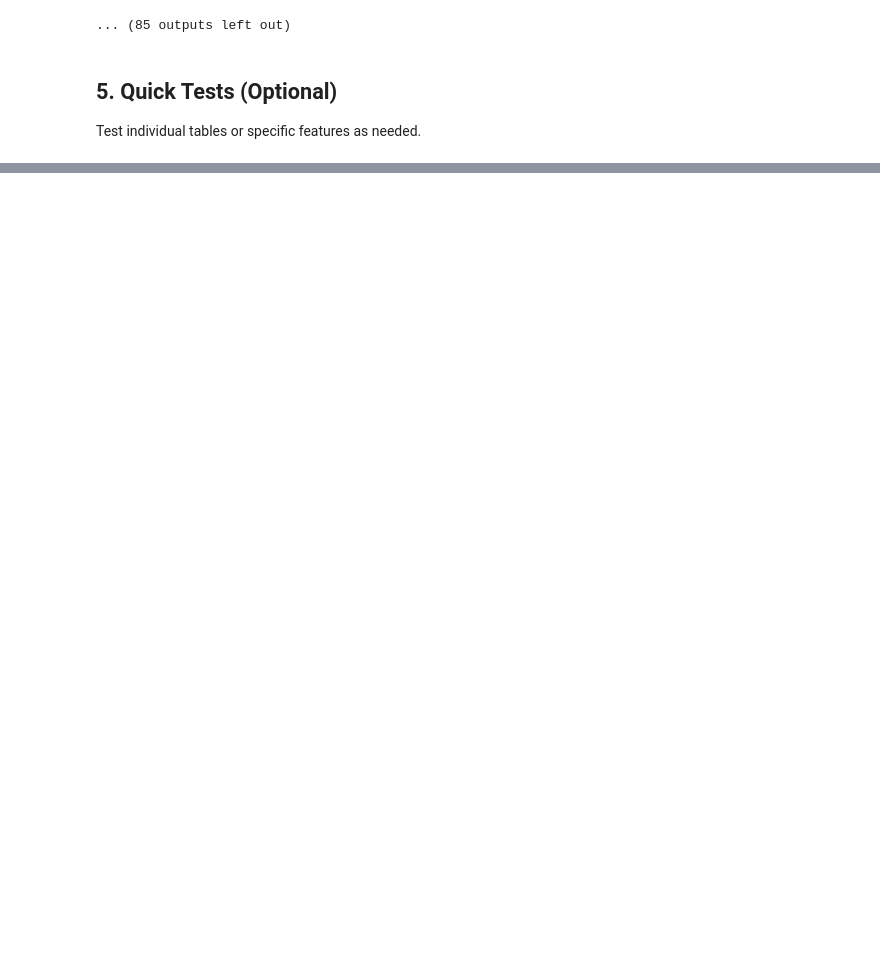
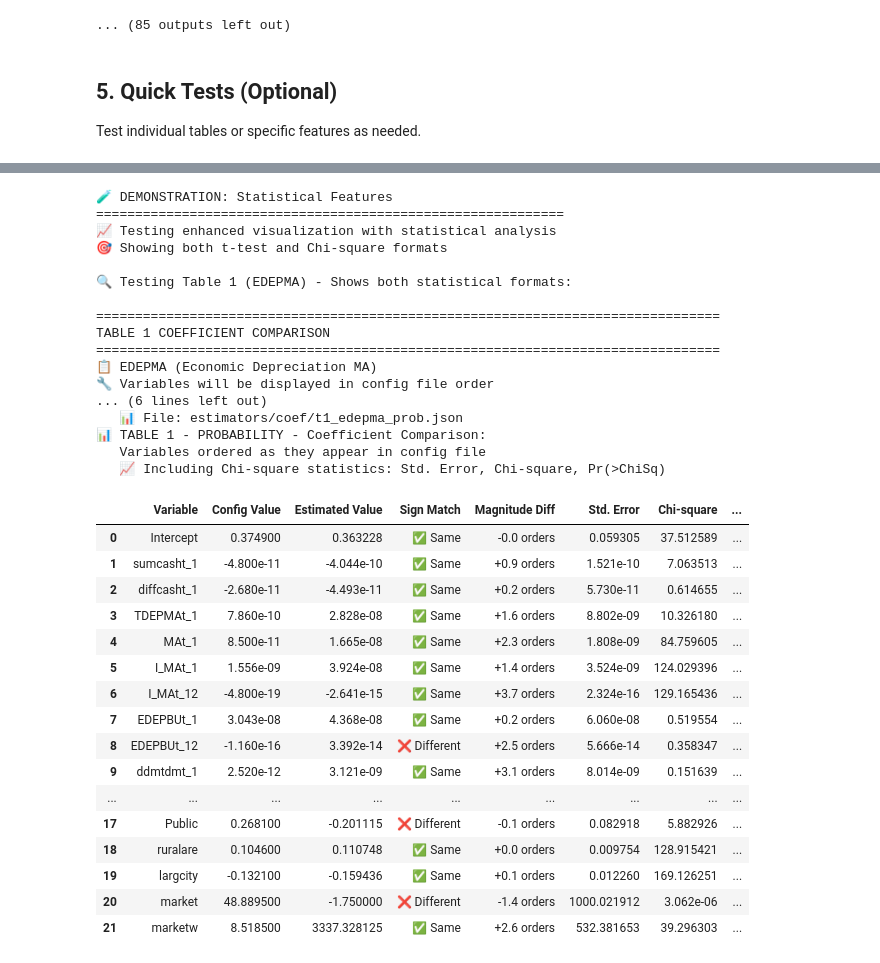
Before and after one commit to MLCOE-ML4ACCT/simulator, a Jupyter notebook: coefficient_comparison.ipynb, the cells around one changed output, grey strips where cells are left out. Drawn from its saved outputs; the diff is of its cells as text; code cells hidden in the pictures; blank space fills up the shorter version.

Commit message:
[feat] show stat vis result

```diff
--- a/coefficient_comparison.ipynb
+++ b/coefficient_comparison.ipynb
@@ -1086,0 +1236,76 @@ print("🚀 All tables 1-24 are ready for comprehensive analysis")
+# %%
+# ============================================================================
+# DEMONSTRATION: Enhanced Statistical Features
+# ============================================================================
+
+print("🧪 DEMONSTRATION: Statistical Features")
+print("="*60)
+print("📈 Testing enhanced visualization with statistical analysis")
+print("🎯 Showing both t-test and Chi-square formats")
+print()
+
+# Test Table 1 which has both probability (Chi-square) and level (t-test) models
+test_table = 1
+
+print(f"🔍 Testing Table {test_table} (EDEPMA) - Shows both statistical formats:")
+print()
+
+try:
+    # This will demonstrate both Chi-square (probability) and t-test (level) statistics
+    compare_table_coefficients(test_table)
+
+    print("✅ Statistical feature demonstration completed!")
+    print()
+    print("📊 What you should see above:")
+    print("   • Probability model with Chi-square statistics (Std. Error, Chi-square, Pr(>ChiSq))")
+    print("   • Level model with t-test statistics (Std. Error, CI Lower, CI Upper)")
+    print("   • Variables displayed in config file order")
+    print("   • Summary includes statistical data availability")
+
+except Exception as e:
+    print(f"❌ Error in demonstration: {e}")
+    import traceback
+    traceback.print_exc()
+
+print()
+print("📈 Statistical Integration Features:")
+print("   ✅ Chi-square format auto-detection")
+print("   ✅ t-test format auto-detection")
+print("   ✅ Appropriate statistical measures displayed")
+print("   ✅ Missing statistical data handled gracefully")
+print("   ✅ Enhanced summary with statistical coverage")
+# %% [output]
+🧪 DEMONSTRATION: Statistical Features
+============================================================
+📈 Testing enhanced visualization with statistical analysis
+🎯 Showing both t-test and Chi-square formats
+
+🔍 Testing Table 1 (EDEPMA) - Shows both statistical formats:
+
+================================================================================
+TABLE 1 COEFFICIENT COMPARISON
+================================================================================
+📋 EDEPMA (Economic Depreciation MA)
+🔧 Variables will be displayed in config file order
+... (6 lines left out)
+   📊 File: estimators/coef/t1_edepma_prob.json
+📊 TABLE 1 - PROBABILITY - Coefficient Comparison:
+   Variables ordered as they appear in config file
+   📈 Including Chi-square statistics: Std. Error, Chi-square, Pr(>ChiSq)
+|  | Variable | Config Value | Estimated Value | Sign Match | Magnitude Diff | Std. Error | Chi-square | ... |
+| 0 | Intercept | 0.374900 | 0.363228 | ✅ Same | -0.0 orders | 0.059305 | 37.512589 | ... |
+| 1 | sumcasht_1 | -4.800e-11 | -4.044e-10 | ✅ Same | +0.9 orders | 1.521e-10 | 7.063513 | ... |
+| 2 | diffcasht_1 | -2.680e-11 | -4.493e-11 | ✅ Same | +0.2 orders | 5.730e-11 | 0.614655 | ... |
+| 3 | TDEPMAt_1 | 7.860e-10 | 2.828e-08 | ✅ Same | +1.6 orders | 8.802e-09 | 10.326180 | ... |
+| 4 | MAt_1 | 8.500e-11 | 1.665e-08 | ✅ Same | +2.3 orders | 1.808e-09 | 84.759605 | ... |
+| 5 | I_MAt_1 | 1.556e-09 | 3.924e-08 | ✅ Same | +1.4 orders | 3.524e-09 | 124.029396 | ... |
+| 6 | I_MAt_12 | -4.800e-19 | -2.641e-15 | ✅ Same | +3.7 orders | 2.324e-16 | 129.165436 | ... |
+| 7 | EDEPBUt_1 | 3.043e-08 | 4.368e-08 | ✅ Same | +0.2 orders | 6.060e-08 | 0.519554 | ... |
+| 8 | EDEPBUt_12 | -1.160e-16 | 3.392e-14 | ❌ Different | +2.5 orders | 5.666e-14 | 0.358347 | ... |
+| 9 | ddmtdmt_1 | 2.520e-12 | 3.121e-09 | ✅ Same | +3.1 orders | 8.014e-09 | 0.151639 | ... |
+| ... | ... | ... | ... | ... | ... | ... | ... | ... |
+| 17 | Public | 0.268100 | -0.201115 | ❌ Different | -0.1 orders | 0.082918 | 5.882926 | ... |
+| 18 | ruralare | 0.104600 | 0.110748 | ✅ Same | +0.0 orders | 0.009754 | 128.915421 | ... |
+| 19 | largcity | -0.132100 | -0.159436 | ✅ Same | +0.1 orders | 0.012260 | 169.126251 | ... |
+| 20 | market | 48.889500 | -1.750000 | ❌ Different | -1.4 orders | 1000.021912 | 3.062e-06 | ... |
+| 21 | marketw | 8.518500 | 3337.328125 | ✅ Same | +2.6 orders | 532.381653 | 39.296303 | ... |
```
Also changed, not shown: parts of 8 cells of this notebook.
